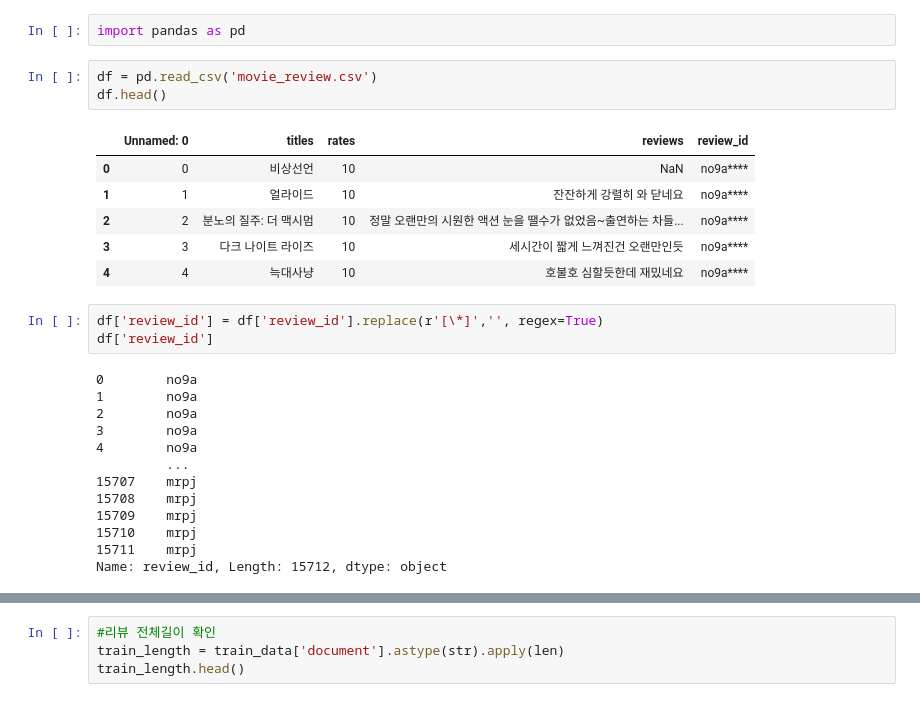
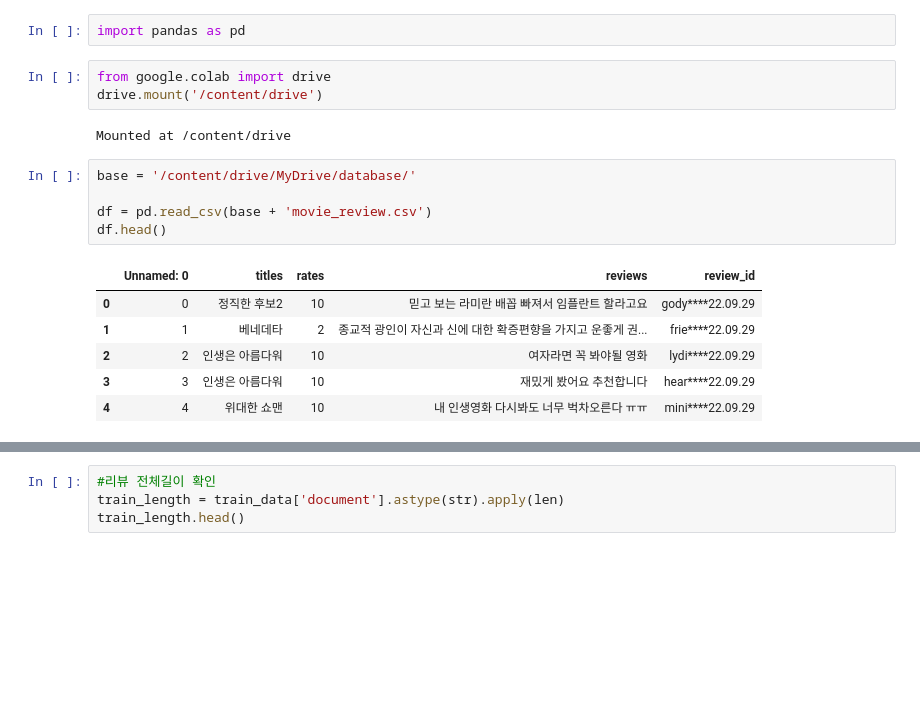
Before and after one commit to MinGyeongdo/NLP_movie_review, a Jupyter notebook: data_eda.ipynb, the cells around one changed output, grey strips where cells are left out. Cells and saved outputs as stored; diff of their text form; blank space fills up the shorter version.

Commit message:
Colaboratory를 통해 생성됨

```diff
--- a/data_eda.ipynb
+++ b/data_eda.ipynb
@@ -1,28 +3,19 @@
 # %%
 import pandas as pd
+# %%
+from google.colab import drive
+drive.mount('/content/drive')
+# %% [output]
+Mounted at /content/drive
 # %%
-df = pd.read_csv('movie_review.csv')
+base = '/content/drive/MyDrive/database/'
+
+df = pd.read_csv(base + 'movie_review.csv')
 df.head()
 # %% [output]
 |  | Unnamed: 0 | titles | rates | reviews | review_id |
-| 0 | 0 | 비상선언 | 10 | NaN | no9a**** |
-| 1 | 1 | 얼라이드 | 10 | 잔잔하게 강렬히 와 닫네요 | no9a**** |
-| 2 | 2 | 분노의 질주: 더 맥시멈 | 10 | 정말 오랜만의 시원한 액션 눈을 땔수가 없었음~출연하는 차들... | no9a**** |
-| 3 | 3 | 다크 나이트 라이즈 | 10 | 세시간이 짧게 느껴진건 오랜만인듯 | no9a**** |
-| 4 | 4 | 늑대사냥 | 10 | 호불호 심할듯한데 재밌네요 | no9a**** |
+| 0 | 0 | 정직한 후보2 | 10 | 믿고 보는 라미란 배꼽 빠져서 임플란트 할라고요 | gody****22.09.29 |
+| 1 | 1 | 베네데타 | 2 | 종교적 광인이 자신과 신에 대한 확증편향을 가지고 운좋게 권... | frie****22.09.29 |
+| 2 | 2 | 인생은 아름다워 | 10 | 여자라면 꼭 봐야될 영화 | lydi****22.09.29 |
+| 3 | 3 | 인생은 아름다워 | 10 | 재밌게 봤어요 추천합니다 | hear****22.09.29 |
+| 4 | 4 | 위대한 쇼맨 | 10 | 내 인생영화 다시봐도 너무 벅차오른다 ㅠㅠ | mini****22.09.29 |
-# %%
-df['review_id'] = df['review_id'].replace(r'[\*]','', regex=True)
-df['review_id']
-# %% [output]
-0        no9a
-1        no9a
-2        no9a
-3        no9a
-4        no9a
-         ...
-15707    mrpj
-15708    mrpj
-15709    mrpj
-15710    mrpj
-15711    mrpj
-Name: review_id, Length: 15712, dtype: object
```
Also changed, not shown: parts of 48 cells of this notebook.
